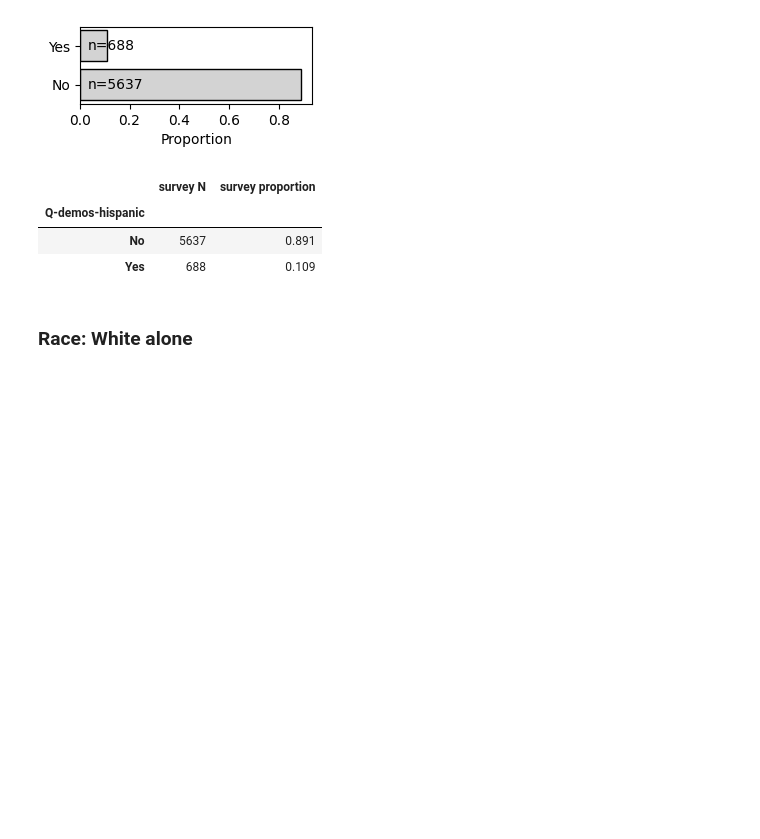
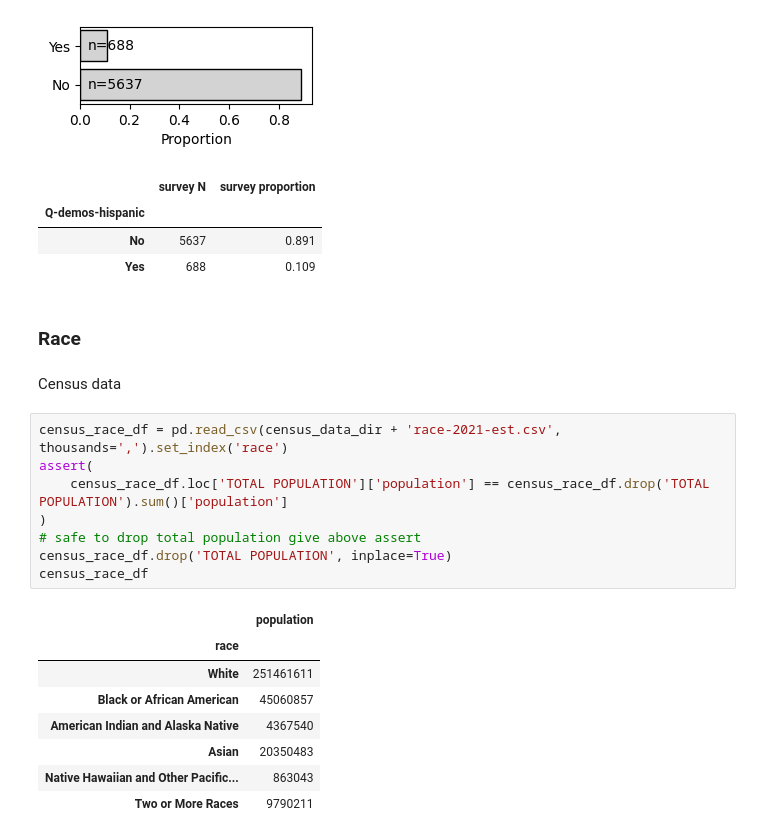
Before and after one commit to aberke/amazon-study, a Jupyter notebook: data-analysis/survey-demographics.ipynb, the cells around one changed output. Cells and saved outputs as stored; diff of their text form; blank space fills up the shorter version.

```diff
--- a/data-analysis/survey-demographics.ipynb
+++ b/data-analysis/survey-demographics.ipynb
@@ -628,4 +639,23 @@ Are you of Spanish, Hispanic, or Latino origin?
 | No | 5637 | 0.891 |
 | Yes | 688 | 0.109 |
 # %% [markdown]
-### Race: White alone
+### Race
+# %% [markdown]
+Census data
+# %%
+census_race_df = pd.read_csv(census_data_dir + 'race-2021-est.csv', thousands=',').set_index('race')
+assert(
+    census_race_df.loc['TOTAL POPULATION']['population'] == census_race_df.drop('TOTAL POPULATION').sum()['population']
+)
+# safe to drop total population give above assert
+census_race_df.drop('TOTAL POPULATION', inplace=True)
+census_race_df
+# %% [output]
+|  | population |
+| race |  |
+| White | 251461611 |
+| Black or African American | 45060857 |
+| American Indian and Alaska Native | 4367540 |
+| Asian | 20350483 |
+| Native Hawaiian and Other Pacific... | 863043 |
+| Two or More Races | 9790211 |
```
Also changed, not shown: parts of 6 cells of this notebook, 2 other files.
